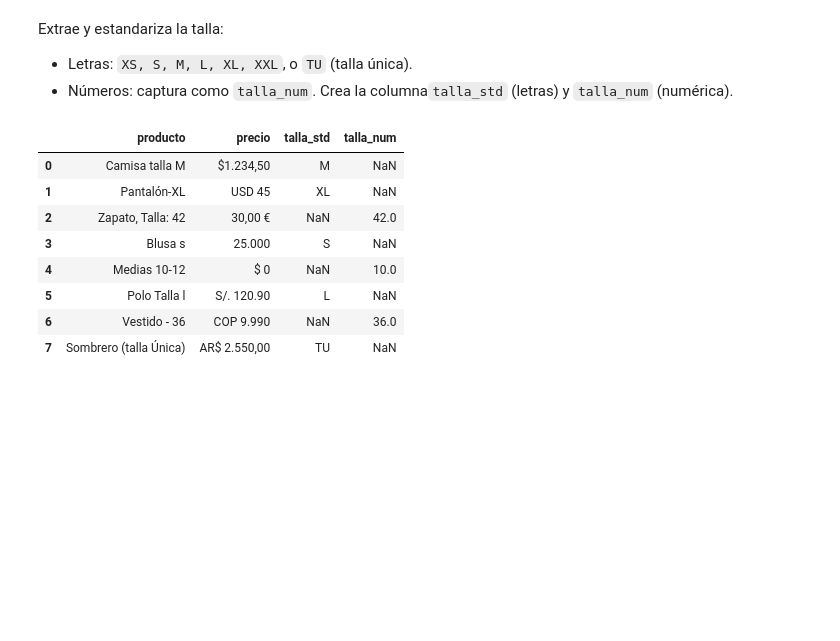
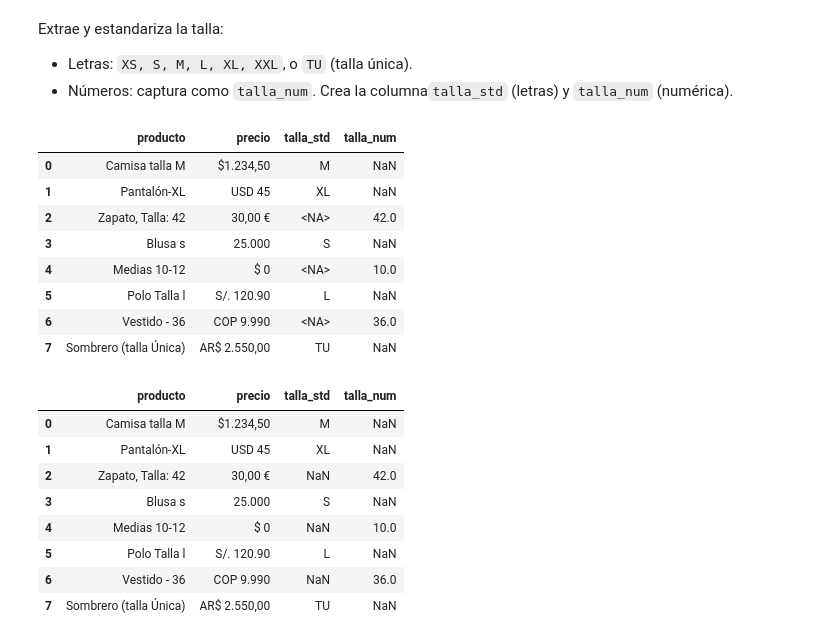
Before and after one commit to karenmejia/modulo_nlp_upb, a Jupyter notebook: notebooks/Practica_Limpieza_Texto.ipynb, the cells around one changed output. Drawn from its saved outputs; the diff is of its cells as text; code cells hidden in the pictures; blank space fills up the shorter version.

```diff
--- a/notebooks/Practica_Limpieza_Texto.ipynb
+++ b/notebooks/Practica_Limpieza_Texto.ipynb
@@ -504,6 +504,47 @@ Extrae y estandariza la talla:
 Crea la columna`talla_std` (letras) y `talla_num` (numérica).
 # %%
 # Copie su código aca
+# Patrones regex para extraer tallas
+# Primero creamos copias de las columnas que necesitamos
+df_productos["talla_std"] = pd.NA
+df_productos["talla_num"] = pd.NA
+
+# Convertir todo a mayúsculas y quitar espacios para estandarizar
+productos_upper = df_productos["producto"].str.upper().str.strip()
+
+# Patrón para tallas en letra
+patron_letra = r"\b(XS|S|M|L|XL|XXL|TALLA ÚNICA|TALLA UNICA|TU)\b"
+
+# Extraer tallas en letra
+tallas_letra = productos_upper.str.extract(patron_letra)
+
+# Patrón para tallas numéricas
+patron_numero = r"\b(\d+)\b"
+tallas_numero = productos_upper.str.extract(patron_numero)
+
+# Asignar tallas en letra estandarizadas
+df_productos.loc[tallas_letra[0].notna(), "talla_std"] = tallas_letra[0]
+
+# Manejar caso especial de "talla única"
+df_productos["talla_std"] = df_productos["talla_std"].replace(
+    {"TALLA ÚNICA": "TU", "TALLA UNICA": "TU"}
+)
+
+# Asignar tallas numéricas
+df_productos["talla_num"] = pd.to_numeric(tallas_numero[0], errors="coerce")
+
+# Mostrar resultado
+df_productos[["producto", "precio", "talla_std", "talla_num"]]
+# %% [output]
+|  | producto | precio | talla_std | talla_num |
+| 0 | Camisa talla M | $1.234,50 | M | NaN |
+| 1 | Pantalón-XL | USD 45 | XL | NaN |
+| 2 | Zapato, Talla: 42 | 30,00 € | <NA> | 42.0 |
+| 3 | Blusa s | 25.000 | S | NaN |
+| 4 | Medias 10-12 | $ 0 | <NA> | 10.0 |
+| 5 | Polo Talla l | S/. 120.90 | L | NaN |
+| 6 | Vestido - 36 | COP 9.990 | <NA> | 36.0 |
+| 7 | Sombrero (talla Única) | AR$ 2.550,00 | TU | NaN |
 # %%
 # %% [output]
 |  | producto | precio | talla_std | talla_num |
```
Also changed, not shown: parts of 9 cells of this notebook.
